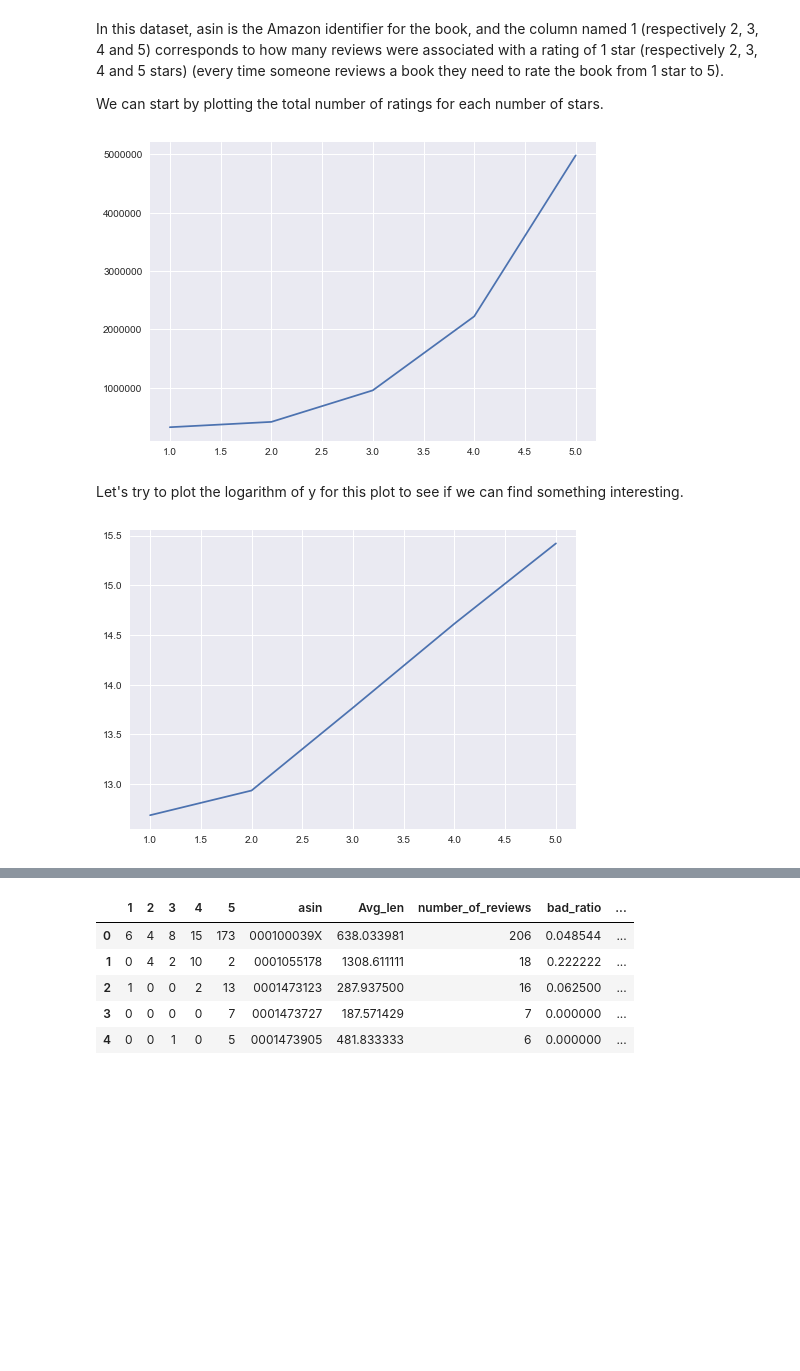
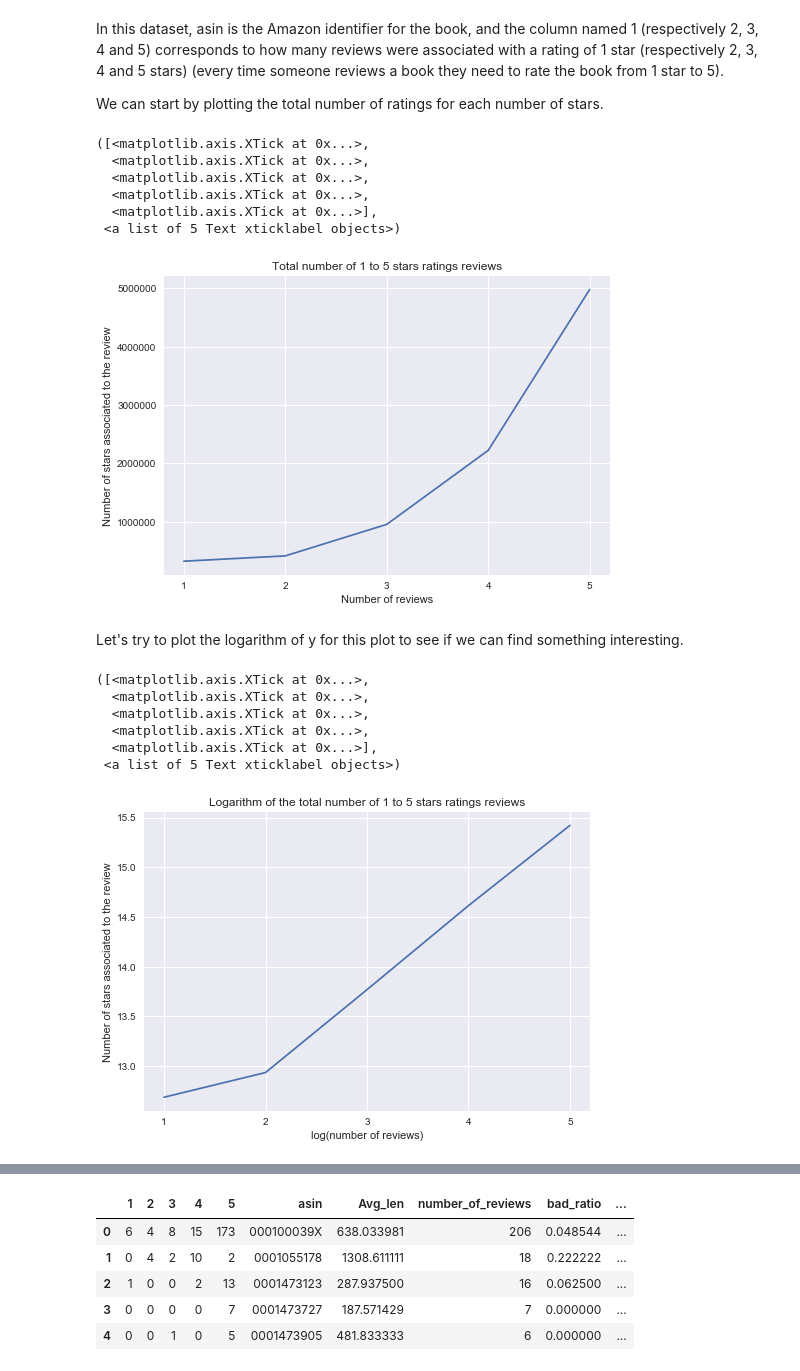
Before and after one commit to adamkozak/ADA2017-project, a Jupyter notebook: Project/Data_processing_CLEAN.ipynb, the cells around one changed output, grey strips where cells are left out. Drawn from its saved outputs; the diff is of its cells as text; code cells hidden in the pictures; blank space fills up the shorter version.

```diff
--- a/Project/Data_processing_CLEAN.ipynb
+++ b/Project/Data_processing_CLEAN.ipynb
@@ -423,20 +423,41 @@ In this dataset, asin is the Amazon identifier for the book, and the column name
 
 
 We can start by plotting the total number of ratings for each number of stars.
-# %%
-x = reviews_df_raw.columns
-y = reviews_df_raw.sum()
-
-g=plt.plot(x,y)
-# %% [output]
-[figure, removed]
+# %%
+x = reviews_df_raw.columns
+y = reviews_df_raw.sum()
+
+plt.plot(x,y)
+plt.title('Total number of 1 to 5 stars ratings reviews')
+plt.xlabel('Number of reviews')
+plt.ylabel('Number of stars associated to the review')
+plt.xticks([1,2,3,4,5])
+# %% [output]
+([<matplotlib.axis.XTick at 0x...>,
+  <matplotlib.axis.XTick at 0x...>,
+  <matplotlib.axis.XTick at 0x...>,
+  <matplotlib.axis.XTick at 0x...>,
+  <matplotlib.axis.XTick at 0x...>],
+ <a list of 5 Text xticklabel objects>)
+[figure, added]
 # %% [markdown]
 Let's try to plot the logarithm of y for this plot to see if we can find something interesting.
-# %%
-y2=np.log(y)
-g=plt.plot(x,y2)
-# %% [output]
-[figure, removed]
+# %%
+y2=np.log(y)
+g=plt.plot(x,y2)
+
+plt.title('Logarithm of the total number of 1 to 5 stars ratings reviews')
+plt.xlabel('log(number of reviews)')
+plt.ylabel('Number of stars associated to the review')
+plt.xticks([1,2,3,4,5])
+# %% [output]
+([<matplotlib.axis.XTick at 0x...>,
+  <matplotlib.axis.XTick at 0x...>,
+  <matplotlib.axis.XTick at 0x...>,
+  <matplotlib.axis.XTick at 0x...>,
+  <matplotlib.axis.XTick at 0x...>],
+ <a list of 5 Text xticklabel objects>)
+[figure, added]
 # %% [markdown]
 From 2 to 5 stars the logarithm of y gives a straight line! This means that people would give exponentially more 5 stars than 2 stars rating. This is a very interesting discovery that will be needed to be questionned further, by, for example, checking if in the Amazon rules concerning reviews something could explain this.
 
```
Also changed, not shown: parts of 7 cells of this notebook.
